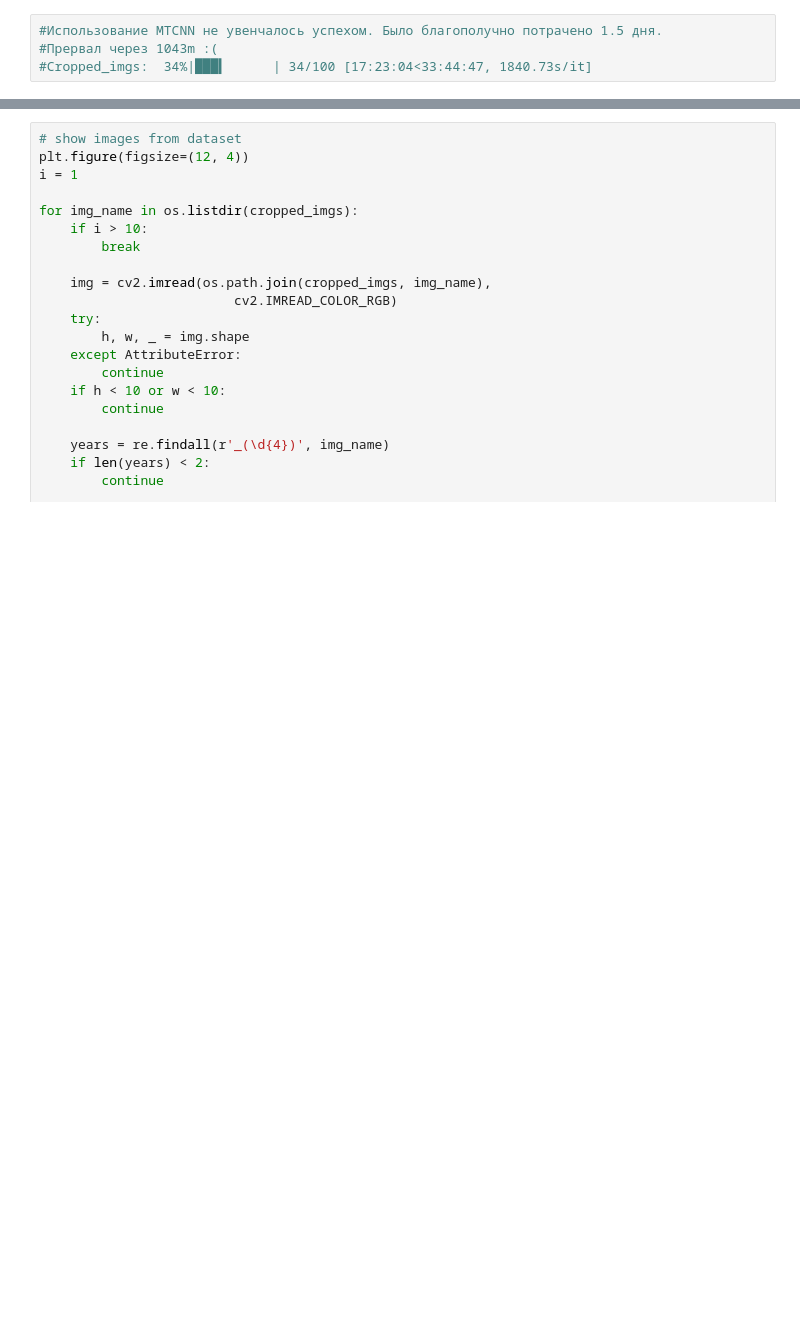
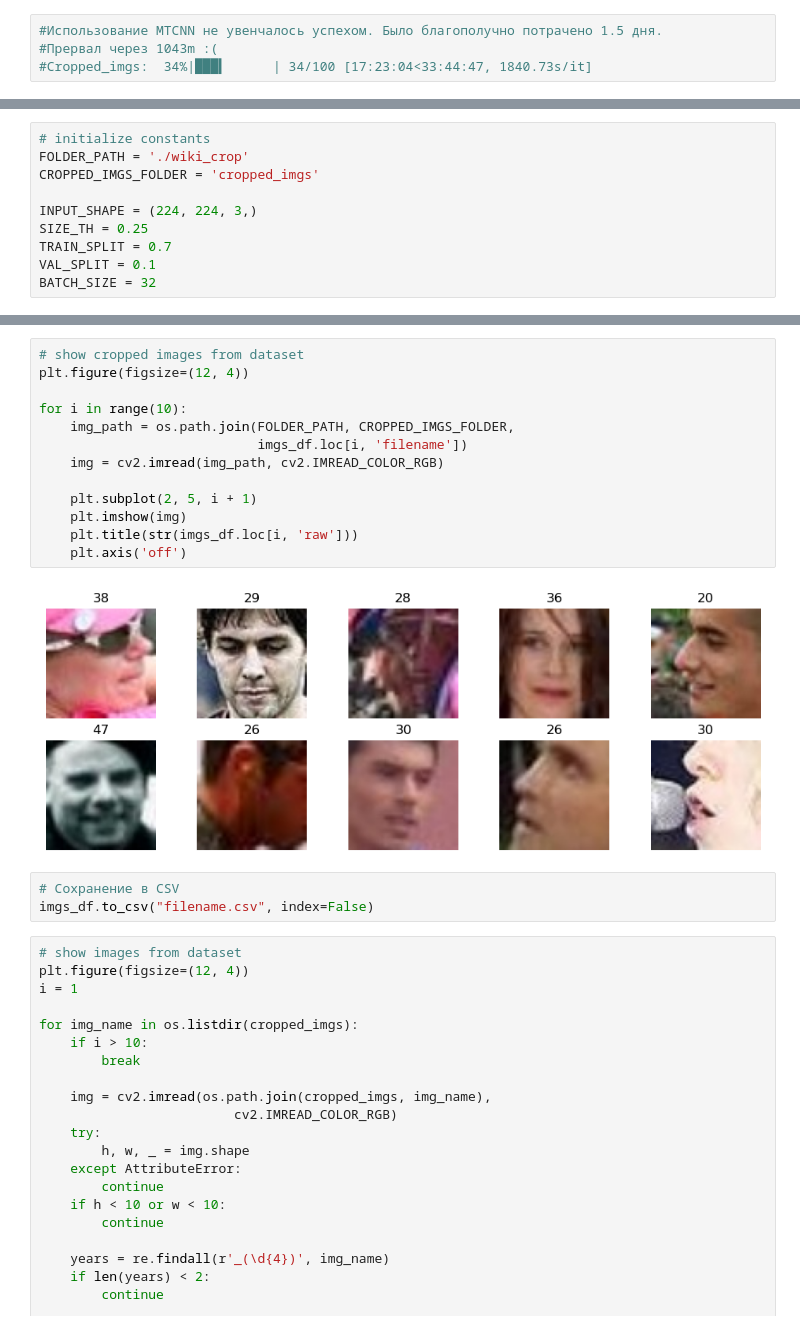
Before and after one commit to xxxSOERxxx/ML01_P_Online, a Jupyter notebook: Eugene_Piuta/DZ_24/task.ipynb, the cells around one changed output, grey strips where cells are left out. Saved outputs shown, nothing was run; the diff lists cells and outputs as text; blank space fills up the shorter version.

```diff
--- a/Eugene_Piuta/DZ_24/task.ipynb
+++ b/Eugene_Piuta/DZ_24/task.ipynb
@@ -204,0 +117,10 @@ Imgs saved to ./wiki_crop/cropped_imgs/imgs.npy
+# %%
+# initialize constants
+FOLDER_PATH = './wiki_crop'
+CROPPED_IMGS_FOLDER = 'cropped_imgs'
+
+INPUT_SHAPE = (224, 224, 3,)
+SIZE_TH = 0.25
+TRAIN_SPLIT = 0.7
+VAL_SPLIT = 0.1
+BATCH_SIZE = 32
@@ -205,3 +229,21 @@ Imgs saved to ./wiki_crop/cropped_imgs/imgs.npy
+# %%
+# show cropped images from dataset
+plt.figure(figsize=(12, 4))
+
+for i in range(10):
+    img_path = os.path.join(FOLDER_PATH, CROPPED_IMGS_FOLDER,
+                            imgs_df.loc[i, 'filename'])
+    img = cv2.imread(img_path, cv2.IMREAD_COLOR_RGB)
+
+    plt.subplot(2, 5, i + 1)
+    plt.imshow(img)
+    plt.title(str(imgs_df.loc[i, 'raw']))
+    plt.axis('off')
+# %% [output]
+[figure, added]
+# %%
+# Сохранение в CSV
+imgs_df.to_csv("filename.csv", index=False)
 # %%
 # show images from dataset
 plt.figure(figsize=(12, 4))
```
Also changed, not shown: parts of 6 cells of this notebook, 1 other file.
